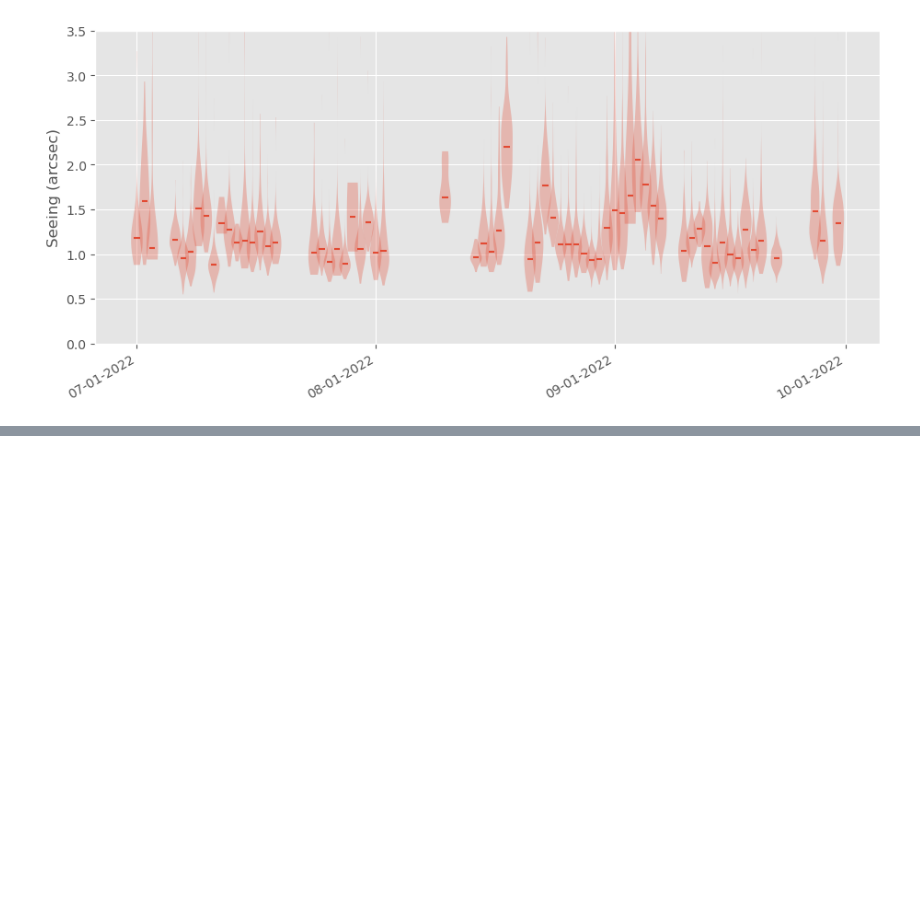
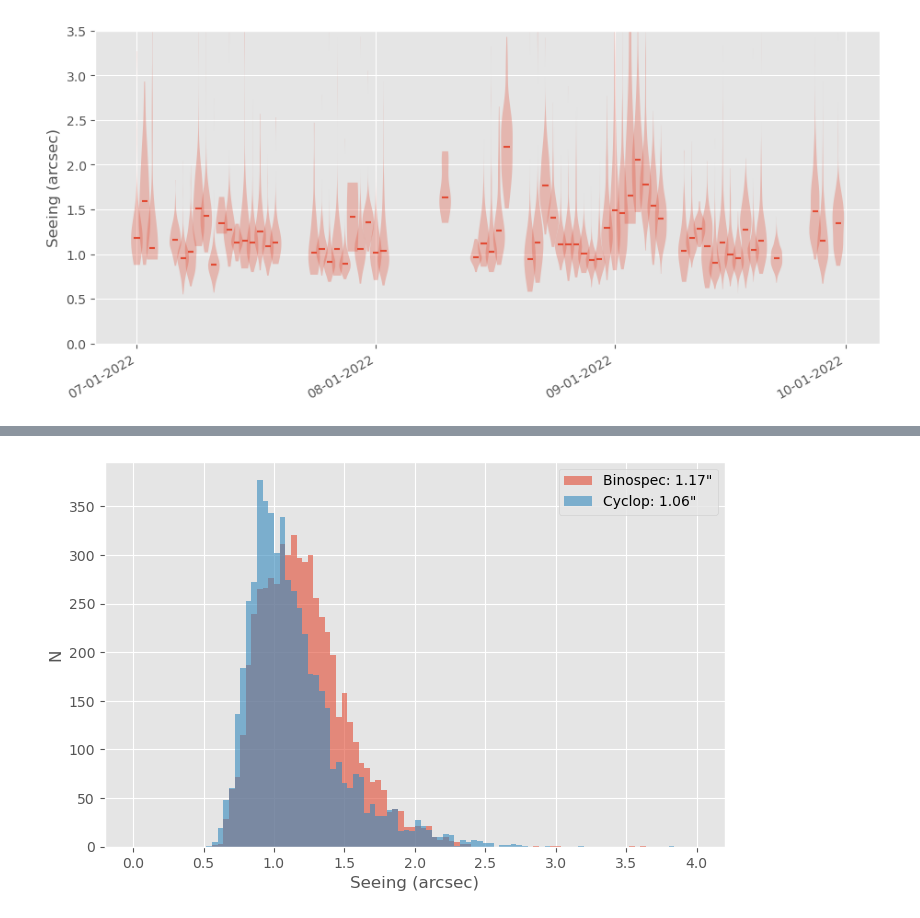
Before and after one commit to MMTObservatory/seeing_analysis, a Jupyter notebook: Seeing Summary - 2022_q3.ipynb, the cells around one changed output, grey strips where cells are left out. Cells and saved outputs as stored; diff of their text form; code cells hidden in the pictures; blank space fills up the shorter version.

```diff
--- a/Seeing Summary - 2022_q3.ipynb
+++ b/Seeing Summary - 2022_q3.ipynb
@@ -376,0 +417,12 @@ with plt.style.context('ggplot', after_reset=True):
+# %%
+with plt.style.context('ggplot', after_reset=True):
+    fig = plt.figure(figsize=(8, 5))
+    plt.hist(bino['seeing'], bins=100, range=(0.0, 4.0), label="MMIRS", alpha=0.6)
+    plt.hist(cyc_bino, bins=100, range=(0.0, 4.0), label="Cyclop", alpha=0.6)
+    plt.legend(["Binospec: %.2f\"" % np.median(bino['seeing']), "Cyclop: %.2f\"" % np.median(cyc_bino)])
+    plt.xlabel("Seeing (arcsec)")
+    plt.ylabel("N")
+    plt.savefig("2022q3_cyclop_bino.png")
+    plt.show()
+# %% [output]
+[figure, added]
```
Also changed, not shown: parts of 5 cells of this notebook, 2 other files.
